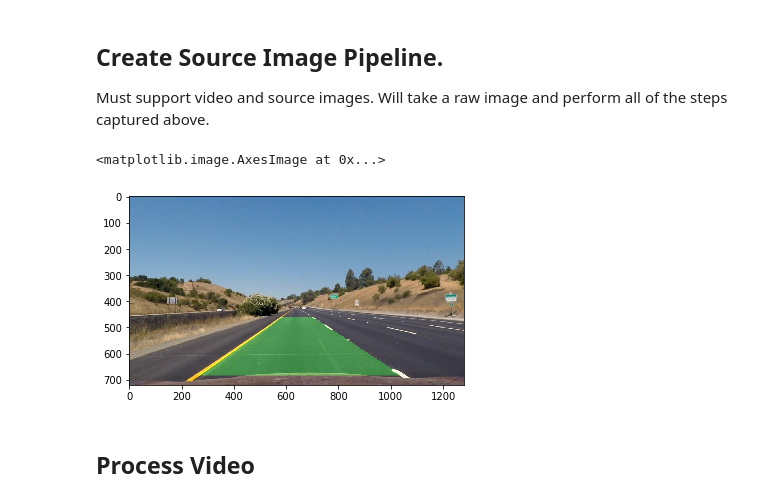
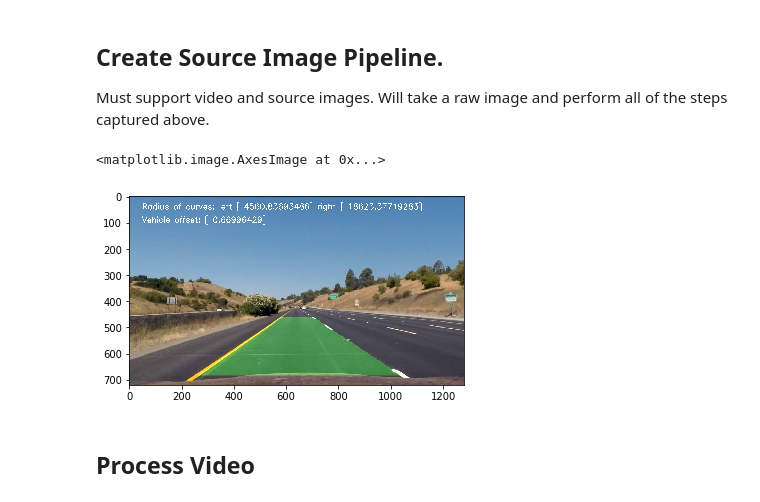
Before and after one commit to YuxiBupt/CarND-Advanced-Lane-Lines, a Jupyter notebook: Avanced-Lane-Finding.ipynb, the cells around one changed output. Drawn from its saved outputs; the diff is of its cells as text; code cells hidden in the pictures.

Commit message:
added text overlay for radius and vehicle offset

```diff
--- a/Avanced-Lane-Finding.ipynb
+++ b/Avanced-Lane-Finding.ipynb
@@ -632,0 +660,7 @@ def get_curvature(warped_ref):
+# %%
+def get_vehicle_offset(image, left_x, right_x):
+    lane_center = left_x[-1] + right_x[-1] / 2
+    return (lane_center - image.shape[1] / 2) * xm_per_pix
+
+left_x, right_x, left_fit_x, right_fit_x = get_curvature(warped)
+print(get_vehicle_offset(warped, left_x, right_x))
@@ -633,9 +669,7 @@ def get_curvature(warped_ref):
 # %% [markdown]
 ## Show overlay
 # %%
-def get_filled_overlay(image):
-    left_x, right_x, left_fit_x, right_fit_x = get_curvature(image)
-    mark_size = 3
+def get_filled_overlay(image, left_x, right_x, left_fit_x, right_fit_x):
     # Create an image to draw the lines on
     warp_zero = np.zeros_like(image).astype(np.uint8)
     color_warp = np.dstack((warp_zero, warp_zero, warp_zero))
@@ -651,7 +685,8 @@ def get_filled_overlay(image):
 filled_overlay_images = []
 
 for i, image in enumerate(warped_images):
-    overlay = get_filled_overlay(image)
+    left_x, right_x, left_fit_x, right_fit_x = get_curvature(image)
+    overlay = get_filled_overlay(image, left_x, right_x, left_fit_x, right_fit_x)
     plt.imsave('poly/poly-{}.jpg'.format(i), overlay)
     filled_overlay_images.append(overlay)
 
@@ -680,0 +718,11 @@ plt.imshow(overlayed_image)
+# %%
+def apply_text_overlay(image, left_x, right_x, left_fit_x, right_fit_x, y_points):
+    left_radius, right_radius = get_radius_of_curve(left_x, right_x)
+    offset = get_vehicle_offset(image, left_x, right_x)
+
+    cv2.putText(image, 'Radius of curves: left {} right {}'.format(left_radius, right_radius), (50, 50), cv2.FONT_HERSHEY_SIMPLEX, 1, (255, 255, 255), 2)
+    cv2.putText(image, 'Vehicle offset: {}'.format(offset), (50, 100), cv2.FONT_HERSHEY_SIMPLEX, 1, (255, 255, 255), 2)
+
+    return image
+
+plt.imshow(apply_text_overlay(np.copy(overlayed_image), left_x, right_x, left_fit_x, right_fit_x, yvals))
@@ -684,16 +735,18 @@ Must support video and source images. Will take a raw image and perform all of t
 # %%
 def process_image(image):
     undistorted = undistort_image(image, obj_points, img_points)
     binary = get_binary_image(undistorted)
     # uses src/dst points from testing
     warped_binary = warp(binary, src, dst)
-    overlay = get_filled_overlay(warped_binary)
-    return get_overlayed_image(undistorted, overlay)
+    left_x, right_x, left_fit_x, right_fit_x = get_curvature(warped_binary)
+    overlay = get_filled_overlay(warped_binary, left_x, right_x, left_fit_x, right_fit_x)
+    overlayed = get_overlayed_image(undistorted, overlay)
+    return apply_text_overlay(overlayed, left_x, right_x, left_fit_x, right_fit_x, yvals)
 
 plt.imshow(process_image(road_image))
 # %% [output]
 <matplotlib.image.AxesImage at 0x...>
-[figure, old version]
+[figure, new version]
 # %% [markdown]
 ## Process Video
 # %%
```
Also changed, not shown: parts of 10 cells of this notebook, 12 other files.
